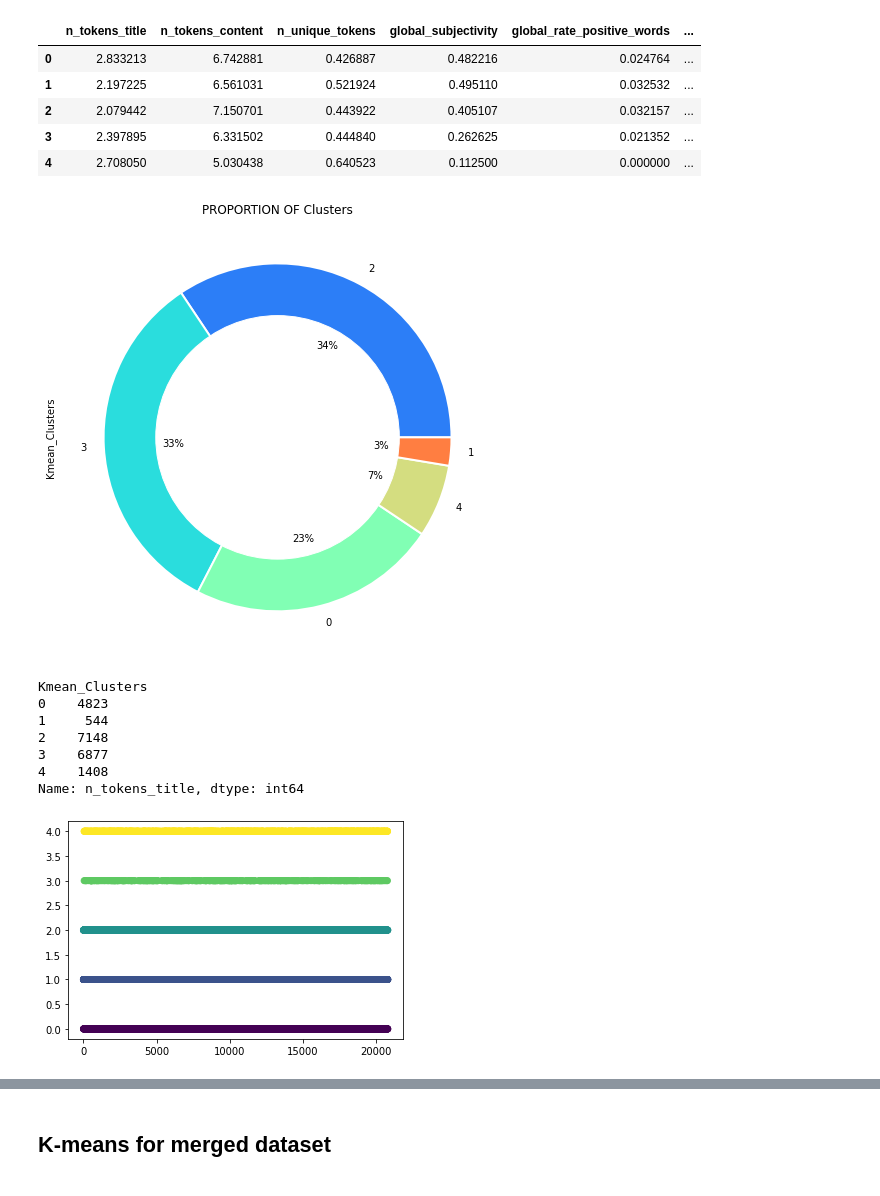
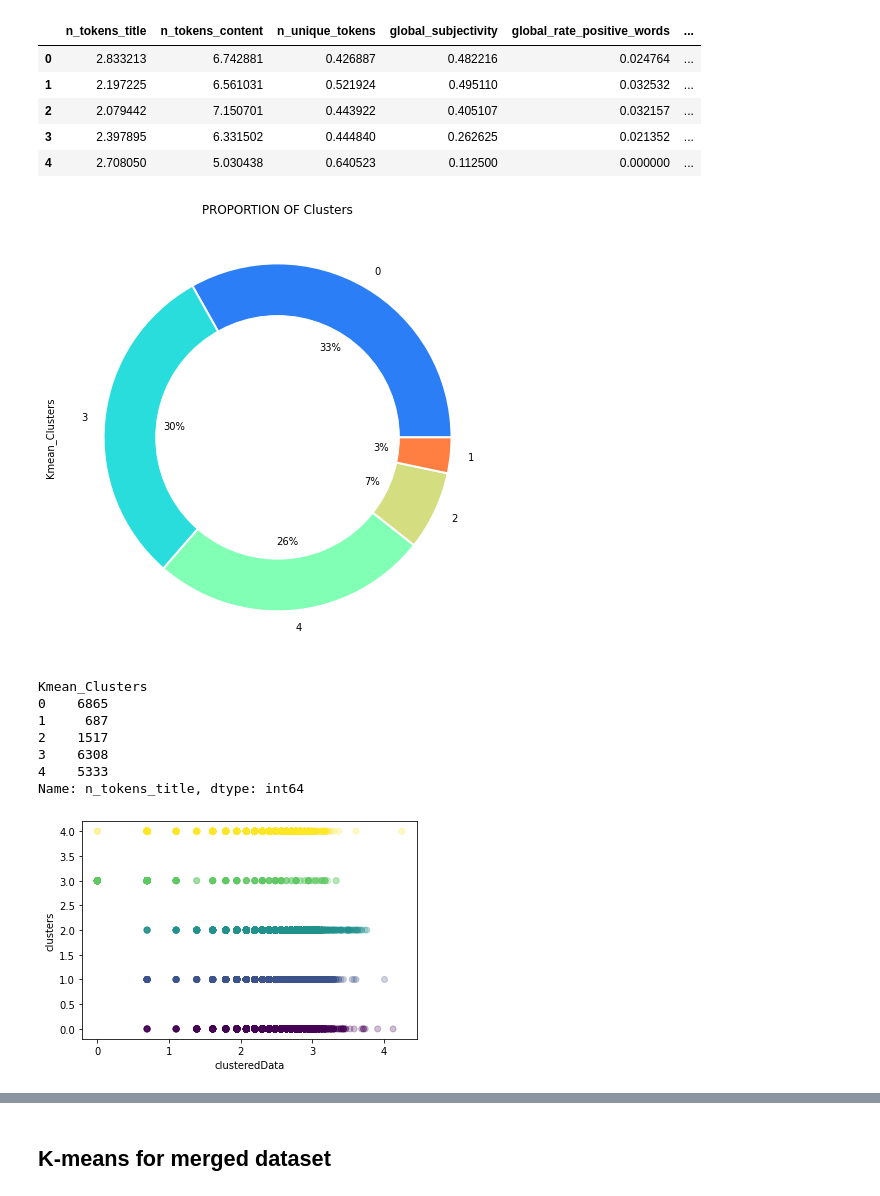
Before and after one commit to ihayet/EECS731_FakeNews_Project, a Jupyter notebook: notebooks/Kaggle_Featureextractions_clustering.ipynb, the cells around one changed output, grey strips where cells are left out. Cells and saved outputs as stored; diff of their text form; code cells hidden in the pictures.

```diff
--- a/notebooks/Kaggle_Featureextractions_clustering.ipynb
+++ b/notebooks/Kaggle_Featureextractions_clustering.ipynb
@@ -54,0 +92,3 @@ kaggle_features.head(20)
+# %%
+kaggle_features=kaggle_features.dropna()
+kaggle_features
@@ -139,25 +213,27 @@ plt.gca().add_artist(my_circ)
 plt.title("PROPORTION OF Clusters")
 plt.show()
 # %% [output]
-[figure, old version]
+[figure, new version]
 # %%
 kaggle_features_cluster.groupby(['Kmean_Clusters'])['n_tokens_title'].count()
 # %% [output]
 Kmean_Clusters
-0    4823
-1     544
-2    7148
-3    6877
-4    1408
+0    6865
+1     687
+2    1517
+3    6308
+4    5333
 Name: n_tokens_title, dtype: int64
 # %%
 kmeans = KMeans(n_clusters=5)
 clusteredData = kmeans.fit_predict(kaggle_features_cluster)
-plt.plot(figsize = (600,600))
-plt.scatter(kaggle_features_cluster.index,clusteredData, c= clusteredData, alpha=0.8)
+#plt.plot(figsize = (100,10000))
+plt.xlabel('clusteredData')
+plt.ylabel('clusters')
+plt.scatter(kaggle_features_cluster.n_tokens_title,clusteredData, c= clusteredData, alpha=0.25)
 plt.show()
 # %% [output]
-[figure, old version]
+[figure, new version]
 # %%
 
 print((kaggle_features_cluster.iloc[list(np.where(clusteredData==0))[0],:]))
```
Also changed, not shown: parts of 33 cells of this notebook.
